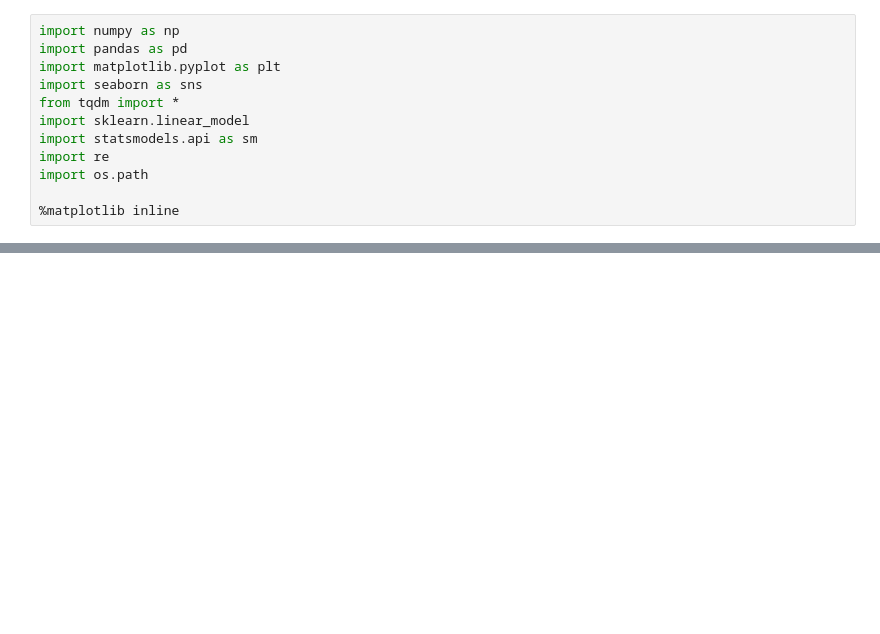
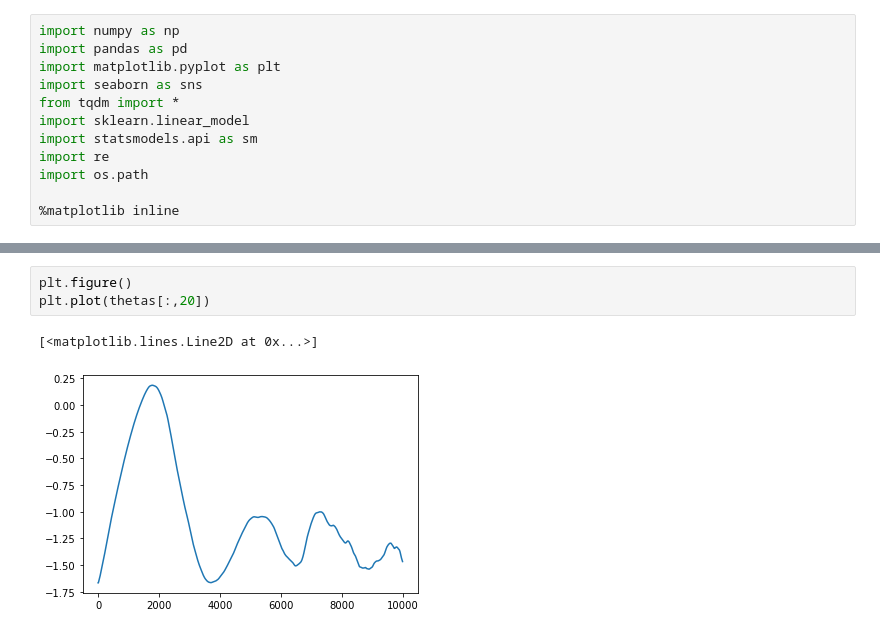
Before and after one commit to regevs/matrix_shuffle, a Jupyter notebook: notebooks/20210509_fresh_check.ipynb, the cells around one changed output, grey strips where cells are left out. Cells and saved outputs as stored; diff of their text form; blank space fills up the shorter version.

```diff
--- a/notebooks/20210509_fresh_check.ipynb
+++ b/notebooks/20210509_fresh_check.ipynb
@@ -85,0 +102,6 @@ plt.ylim(-1,1)
+# %%
+plt.figure()
+plt.plot(thetas[:,20])
+# %% [output]
+[<matplotlib.lines.Line2D at 0x...>]
+[figure, added]
```
Also changed, not shown: parts of 8 cells of this notebook, 6 other files.
